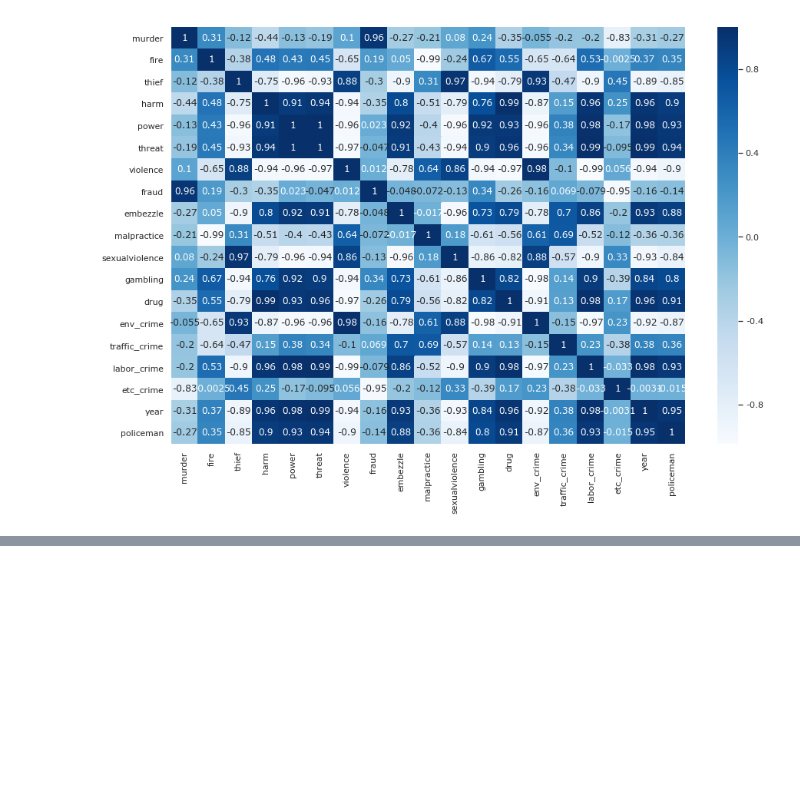
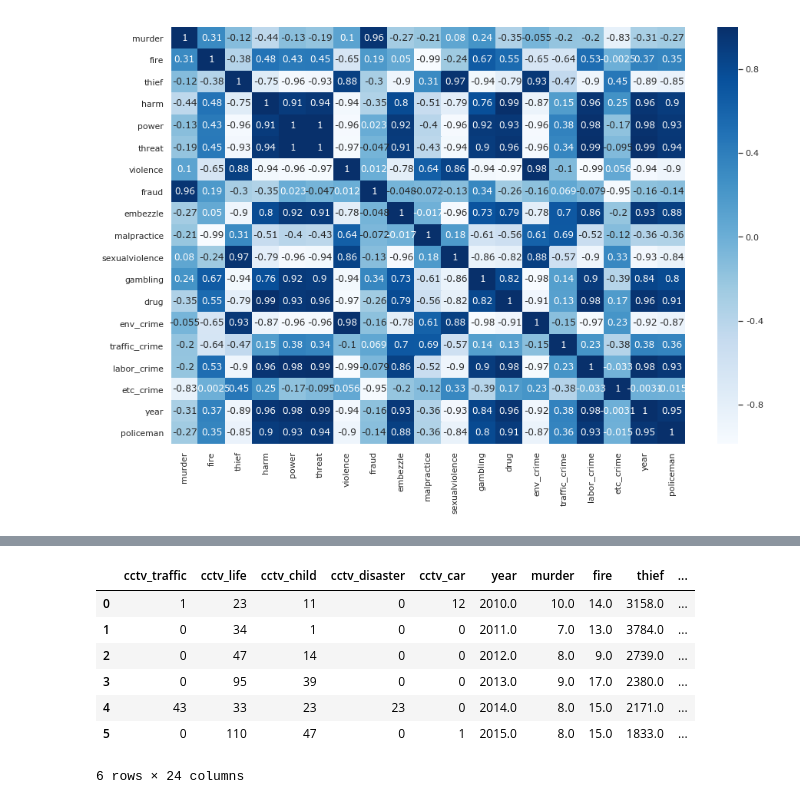
Before and after one commit to seokyeongheo/TIL, a Jupyter notebook: 14_visualization/practice_02_gimhae crime rate.ipynb, the cells around one changed output, grey strips where cells are left out. Saved outputs shown, nothing was run; the diff lists cells and outputs as text; code cells hidden in the pictures; blank space fills up the shorter version.

```diff
--- a/14_visualization/practice_02_gimhae crime rate.ipynb
+++ b/14_visualization/practice_02_gimhae crime rate.ipynb
@@ -268,0 +393,3 @@ sns.heatmap(crime_police_corr, annot=True, cmap="Blues")
+# %%
+gh_police_raw = gh_police_raw.iloc[:, 1:]
+gh_police_raw
@@ -268,0 +404,12 @@ sns.heatmap(crime_police_corr, annot=True, cmap="Blues")
+# %%
+gh_all = pd.concat([gh_cctv_crime, gh_police_raw], axis=1)
+gh_all
+# %% [output]
+|  | cctv_traffic | cctv_life | cctv_child | cctv_disaster | cctv_car | year | murder | fire | thief | ... |
+| 0 | 1 | 23 | 11 | 0 | 12 | 2010.0 | 10.0 | 14.0 | 3158.0 | ... |
+| 1 | 0 | 34 | 1 | 0 | 0 | 2011.0 | 7.0 | 13.0 | 3784.0 | ... |
+| 2 | 0 | 47 | 14 | 0 | 0 | 2012.0 | 8.0 | 9.0 | 2739.0 | ... |
+| 3 | 0 | 95 | 39 | 0 | 0 | 2013.0 | 9.0 | 17.0 | 2380.0 | ... |
+| 4 | 43 | 33 | 23 | 23 | 0 | 2014.0 | 8.0 | 15.0 | 2171.0 | ... |
+| 5 | 0 | 110 | 47 | 0 | 1 | 2015.0 | 8.0 | 15.0 | 1833.0 | ... |
+6 rows × 24 columns
```
Also changed, not shown: parts of 18 cells of this notebook.
